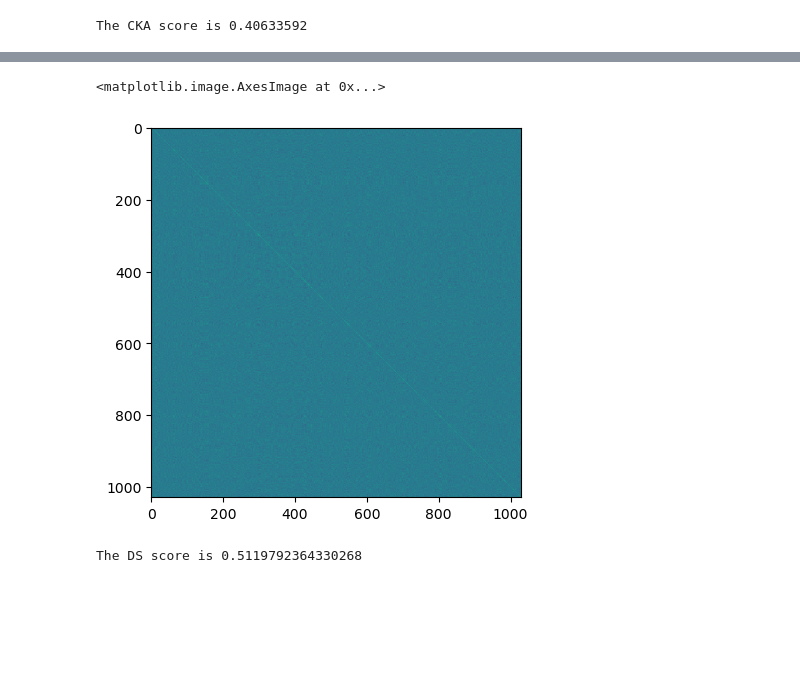
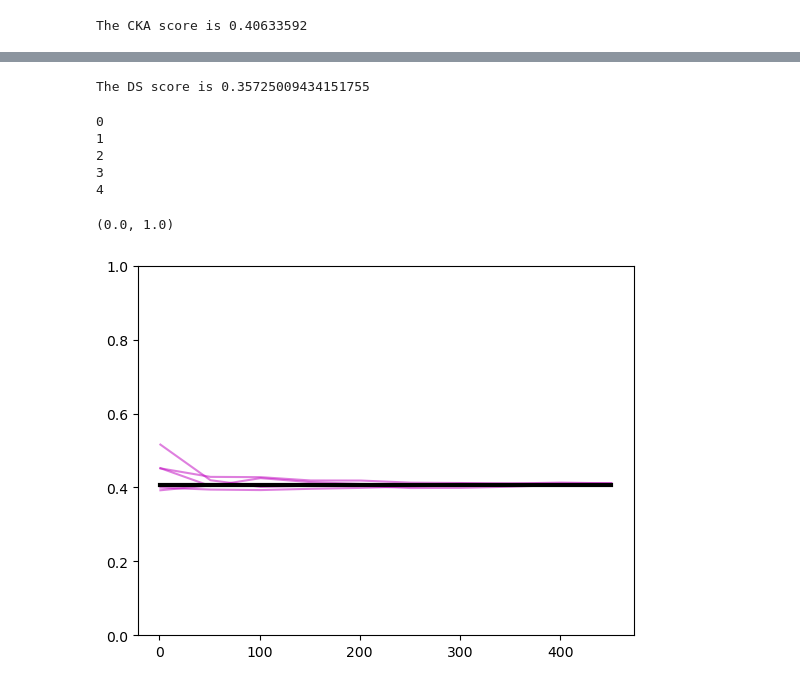
Before and after one commit to SarahHarvey/decoding-similarity, a Jupyter notebook: compare-networks-decoding-similarity.ipynb, the cells around one changed output, grey strips where cells are left out. Drawn from its saved outputs; the diff is of its cells as text; code cells hidden in the pictures; blank space fills up the shorter version.

Commit message:
covariance matrix classes

```diff
--- a/compare-networks-decoding-similarity.ipynb
+++ b/compare-networks-decoding-similarity.ipynb
@@ -236,19 +226,11 @@ plt.imshow(Cz)
-# %%
-Cz = dsutils.gaussian_partitions_cov_matrix(1029,10)
-plt.imshow(Cz)
-# %% [output]
-<matplotlib.image.AxesImage at 0x...>
-[figure, removed]
 # %%
-# Compute the normalized ADS score for a particular task covariance matrix, Cz
+# Compute the normalized ADS score for a particular task covariance matrix, Cz, generated from random Gaussian tasks
 
-ds = metrics.LinearDecodingSimilarity(center_columns=True)
+ds = metrics.LinearDecodingSimilarity(center_columns=True, a=0, b=1)
 
-Cz = dsutils.gaussian_partitions_cov_matrix(1029,1)
-a = 0
-b = 1
+Cz = dsutils.gaussian_partitions_cov_matrix(M,10)
 
-DSscore = ds.score(x1.numpy(),y1.numpy(),Cz, a, b)
+DSscore = ds.score(x1.numpy(),y1.numpy(),Cz)
 print('The DS score is ' + str(DSscore))
 # %% [output]
-The DS score is 0.5119792364330268
+The DS score is 0.35725009434151755
@@ -254,0 +239,44 @@ The DS score is 0.5119792364330268
+# %%
+ds = metrics.LinearDecodingSimilarity(center_columns=True, a=0, b=1)
+
+X = x1.numpy()
+Y = y1.numpy()
+
+M = np.shape(x1.numpy())[0]
+
+ds_scores_binary_all = []
+
+for trial in range(0,5):
+    n = 1
+    Ns = [n]
+    Cz = dsutils.PartitionsCovMatrix(M, n, method='binary')
+    Cz.initialize_cov_matrix()
+
+    ds_scores_binary = [ds.score(x1.numpy(),y1.numpy(),Cz.matrix)]
+
+    # delta_ns = np.arange(5, 100, 5)
+    delta_n = 50
+    for i in range(1,10):
+        Cz.update_cov_matrix(delta_n)
+        ds_scores_binary.append(ds.score(X,Y,Cz.matrix))
+        n = Cz.n
+        Ns.append(n)
+        # print(i)
+
+    ds_scores_binary_all.append(ds_scores_binary)
+    print(trial)
+# %% [output]
+0
+1
+2
+3
+4
+# %%
+for s in np.arange(len(ds_scores_binary_all)):
+    plt.plot(Ns,ds_scores_binary_all[s],label='decoding similarity',color='m',alpha=0.5)
+
+plt.plot(Ns,CKAscore*np.ones(len(Ns)), label='CKA',color='black',linewidth=3)
+plt.ylim(0,1)
+# %% [output]
+(0.0, 1.0)
+[figure, added]
```
Also changed, not shown: parts of 11 cells of this notebook, 2 other files.
